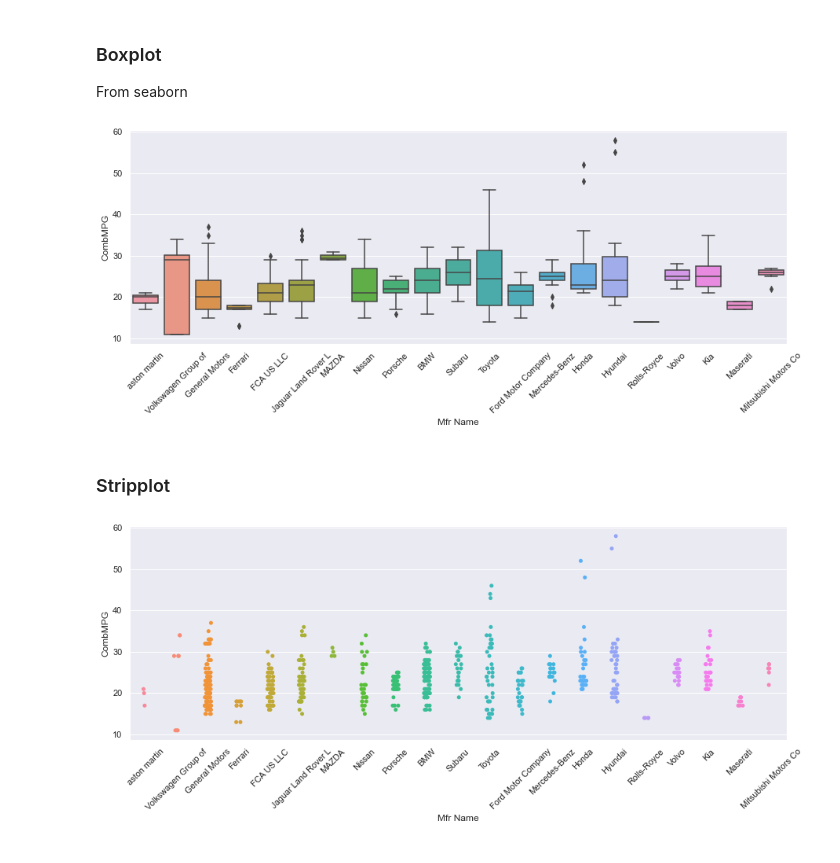
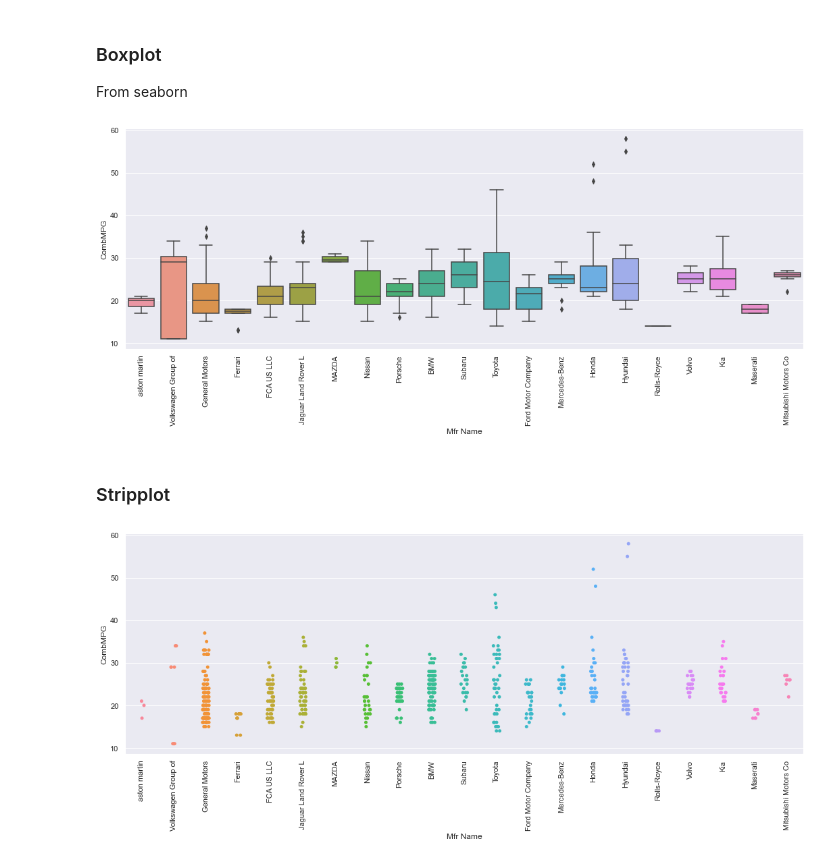
Before and after one commit to lucianawaka/udemy_machine_learning, a Jupyter notebook: 2-Statistics and Probability Refresher, and Python Practice/8 - Seaborn.ipynb, the cells around one changed output. Drawn from its saved outputs; the diff is of its cells as text; code cells hidden in the pictures.

Commit message:
Figsize and rotation

```diff
--- a/2-Statistics and Probability Refresher, and Python Practice/8 - Seaborn.ipynb
+++ b/2-Statistics and Probability Refresher, and Python Practice/8 - Seaborn.ipynb
@@ -89,15 +90,15 @@ sns.lmplot(x="Eng Displ", y="CombMPG", data=df);
 ### Boxplot
 From seaborn
 # %%
-sns.set(rc={'figure.figsize':(15, 5)})
+sns.set(rc={'figure.figsize':(18, 6)})
 ax=sns.boxplot(x='Mfr Name', y='CombMPG', data=df)
-ax.set_xticklabels(ax.get_xticklabels(), rotation=45);
+ax.set_xticklabels(ax.get_xticklabels(), rotation=90);
 # %% [output]
-[figure, old version]
+[figure, new version]
 # %% [markdown]
 ### Stripplot
 # %%
 ax=sns.stripplot(x='Mfr Name', y='CombMPG', data=df)
-ax.set_xticklabels(ax.get_xticklabels(), rotation=45);
+ax.set_xticklabels(ax.get_xticklabels(), rotation=90);
 # %% [output]
-[figure, old version]
+[figure, new version]
```
Also changed, not shown: parts of 3 cells of this notebook.
